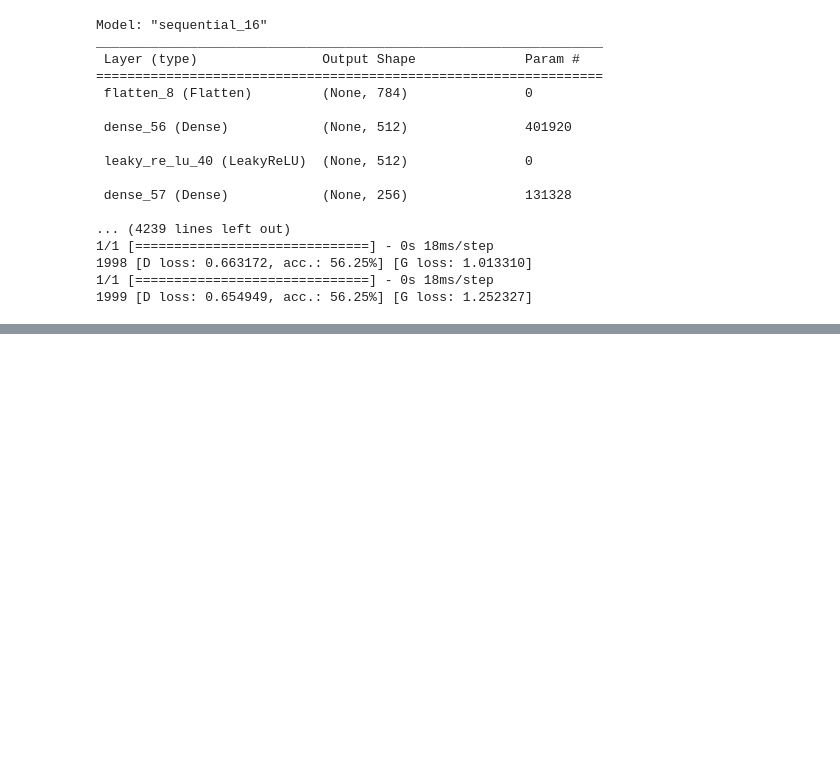
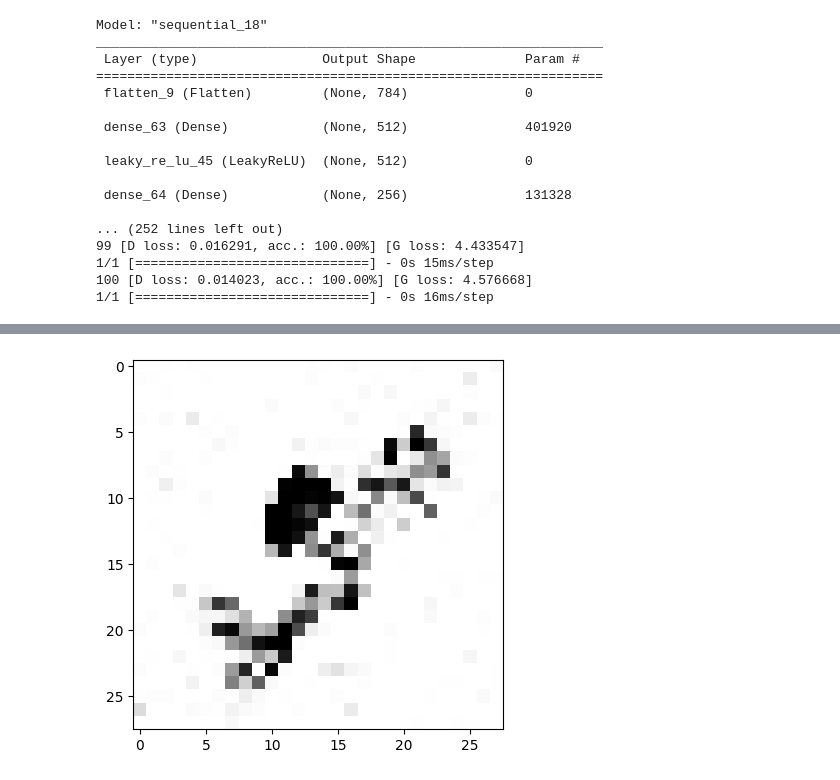
Before and after one commit to OmSDeshmukh/GAN, a Jupyter notebook: GAN.ipynb, the cells around one changed output, grey strips where cells are left out. Saved outputs shown, nothing was run; the diff lists cells and outputs as text; code cells hidden in the pictures; blank space fills up the shorter version.

Commit message:
Implement running from a saved file

```diff
--- a/GAN.ipynb
+++ b/GAN.ipynb
@@ -167,7 +167,7 @@ def save_imgs(epoch):
     plt.close()
 # %%
 # Defining other parameters
-optimizer = tf.keras.optimizers.legacy.Adam(0.002, 0.5)  #Learning rate and momentum.
+optimizer = tf.keras.optimizers.legacy.Adam(0.0002, 0.5)  #Learning rate and momentum.
 
 # Build and compile the discriminator first.
 #Generator will be trained as part of the combined model, later.
@@ -211,7 +211,7 @@ combined = Model(z, valid)
 combined.compile(loss='binary_crossentropy', optimizer=optimizer)
 
 
-train(epochs=2000, batch_size=32, save_interval=10)
+train(epochs=5000, batch_size=32, save_interval=10)
 
 #Save model for future use to generate fake images
 #Not tested yet... make sure right model is being saved..
@@ -224,20 +224,20 @@ generator.save('generator_model.h5')  #Test the model on GAN4_predict...
 #indicates the number of training samples per backward/forward propagation, and the
 #sample_interval specifies after how many epochs we call our sample_image function.
 # %% [output]
-Model: "sequential_16"
+Model: "sequential_18"
 _________________________________________________________________
  Layer (type)                Output Shape              Param #
 =================================================================
- flatten_8 (Flatten)         (None, 784)               0
+ flatten_9 (Flatten)         (None, 784)               0
 
- dense_56 (Dense)            (None, 512)               401920
+ dense_63 (Dense)            (None, 512)               401920
 
- leaky_re_lu_40 (LeakyReLU)  (None, 512)               0
+ leaky_re_lu_45 (LeakyReLU)  (None, 512)               0
 
- dense_57 (Dense)            (None, 256)               131328
+ dense_64 (Dense)            (None, 256)               131328
 
-... (4239 lines left out)
-1/1 [==============================] - 0s 18ms/step
-1998 [D loss: 0.663172, acc.: 56.25%] [G loss: 1.013310]
-1/1 [==============================] - 0s 18ms/step
-1999 [D loss: 0.654949, acc.: 56.25%] [G loss: 1.252327]
+... (252 lines left out)
+99 [D loss: 0.016291, acc.: 100.00%] [G loss: 4.433547]
+1/1 [==============================] - 0s 15ms/step
+100 [D loss: 0.014023, acc.: 100.00%] [G loss: 4.576668]
+1/1 [==============================] - 0s 16ms/step
@@ -245,0 +244,23 @@ _________________________________________________________________
+# %%
+# Prediction from a saved model file
+from keras.models import load_model
+from matplotlib import pyplot
+
+# load model
+model = load_model('generator_model.h5')
+
+#To create same image, suppy same vector each time
+# all 0s
+#vector = asarray([[0. for _ in range(100)]])  #Vector of all zeros
+
+#To create random images each time...
+vector = np.random.randn(100) #Vector of random numbers (creates a column, need to reshape)
+vector = vector.reshape(1, 100)
+
+# generate image
+X = model.predict(vector)
+
+# plot the result
+pyplot.imshow(X[0, :, :, 0], cmap='gray_r')
+pyplot.show()
+# %% [output]
@@ -245,0 +270 @@ _________________________________________________________________
+[figure, added]
```
Also changed, not shown: parts of 2 cells of this notebook, 7 other files.
